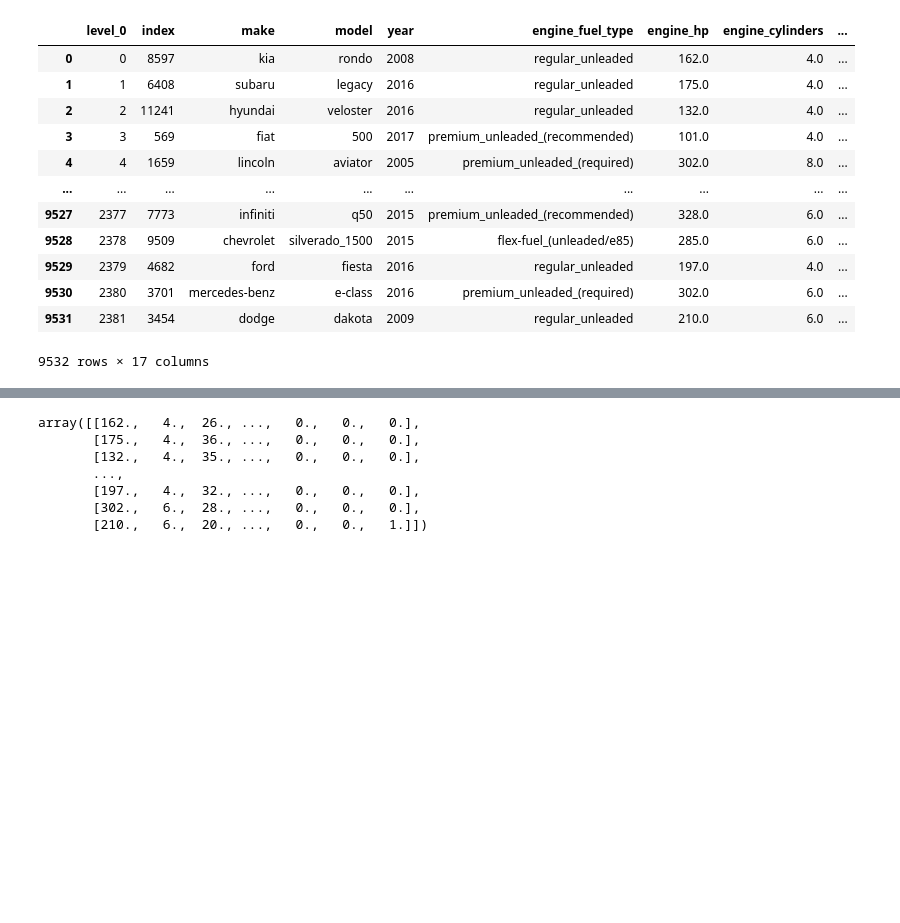
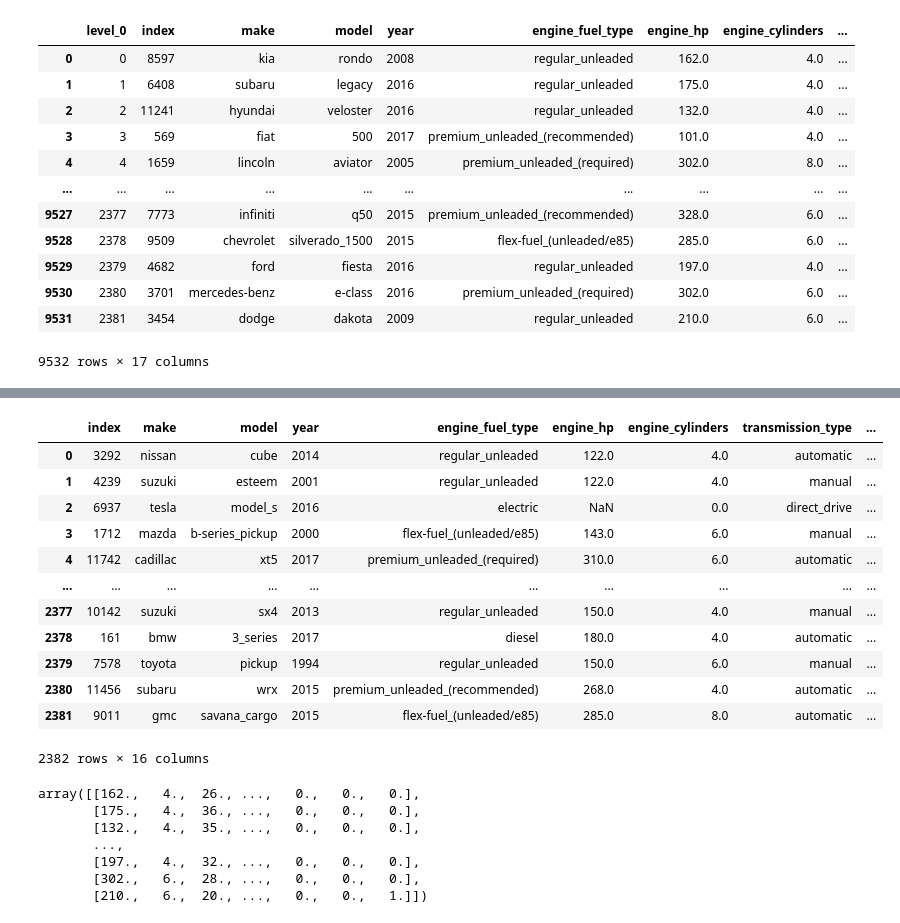
Before and after one commit to khvatov/machine-learning-zoomcamp-homework, a Jupyter notebook: 02-regression/regression_practice.ipynb, the cells around one changed output, grey strips where cells are left out. Saved outputs shown, nothing was run; the diff lists cells and outputs as text; code cells hidden in the pictures; blank space fills up the shorter version.

```diff
--- a/02-regression/regression_practice.ipynb
+++ b/02-regression/regression_practice.ipynb
@@ -913,3 +926,19 @@ df_full_train
+# %%
+df_test
+# %% [output]
+|  | index | make | model | year | engine_fuel_type | engine_hp | engine_cylinders | transmission_type | ... |
+| 0 | 3292 | nissan | cube | 2014 | regular_unleaded | 122.0 | 4.0 | automatic | ... |
+| 1 | 4239 | suzuki | esteem | 2001 | regular_unleaded | 122.0 | 4.0 | manual | ... |
+| 2 | 6937 | tesla | model_s | 2016 | electric | NaN | 0.0 | direct_drive | ... |
+| 3 | 1712 | mazda | b-series_pickup | 2000 | flex-fuel_(unleaded/e85) | 143.0 | 6.0 | manual | ... |
+| 4 | 11742 | cadillac | xt5 | 2017 | premium_unleaded_(required) | 310.0 | 6.0 | automatic | ... |
+| ... | ... | ... | ... | ... | ... | ... | ... | ... | ... |
+| 2377 | 10142 | suzuki | sx4 | 2013 | regular_unleaded | 150.0 | 4.0 | manual | ... |
+| 2378 | 161 | bmw | 3_series | 2017 | diesel | 180.0 | 4.0 | automatic | ... |
+| 2379 | 7578 | toyota | pickup | 1994 | regular_unleaded | 150.0 | 6.0 | manual | ... |
+| 2380 | 11456 | subaru | wrx | 2015 | premium_unleaded_(recommended) | 268.0 | 4.0 | automatic | ... |
+| 2381 | 9011 | gmc | savana_cargo | 2015 | flex-fuel_(unleaded/e85) | 285.0 | 8.0 | automatic | ... |
+2382 rows × 16 columns
 # %%
 X_full_train = prepare_X(df_full_train)
 # %%
```
Also changed, not shown: parts of 5 cells of this notebook, 1 other file.
